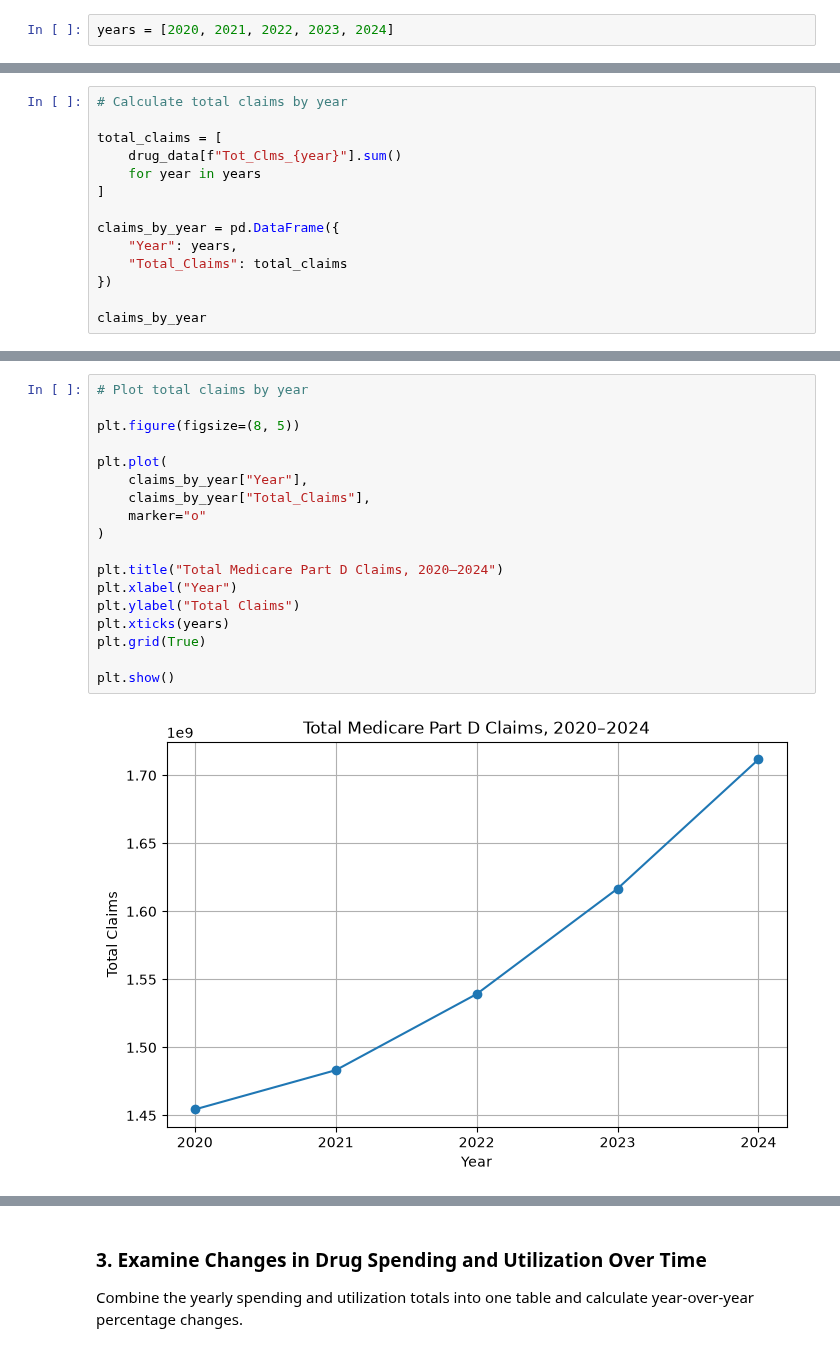
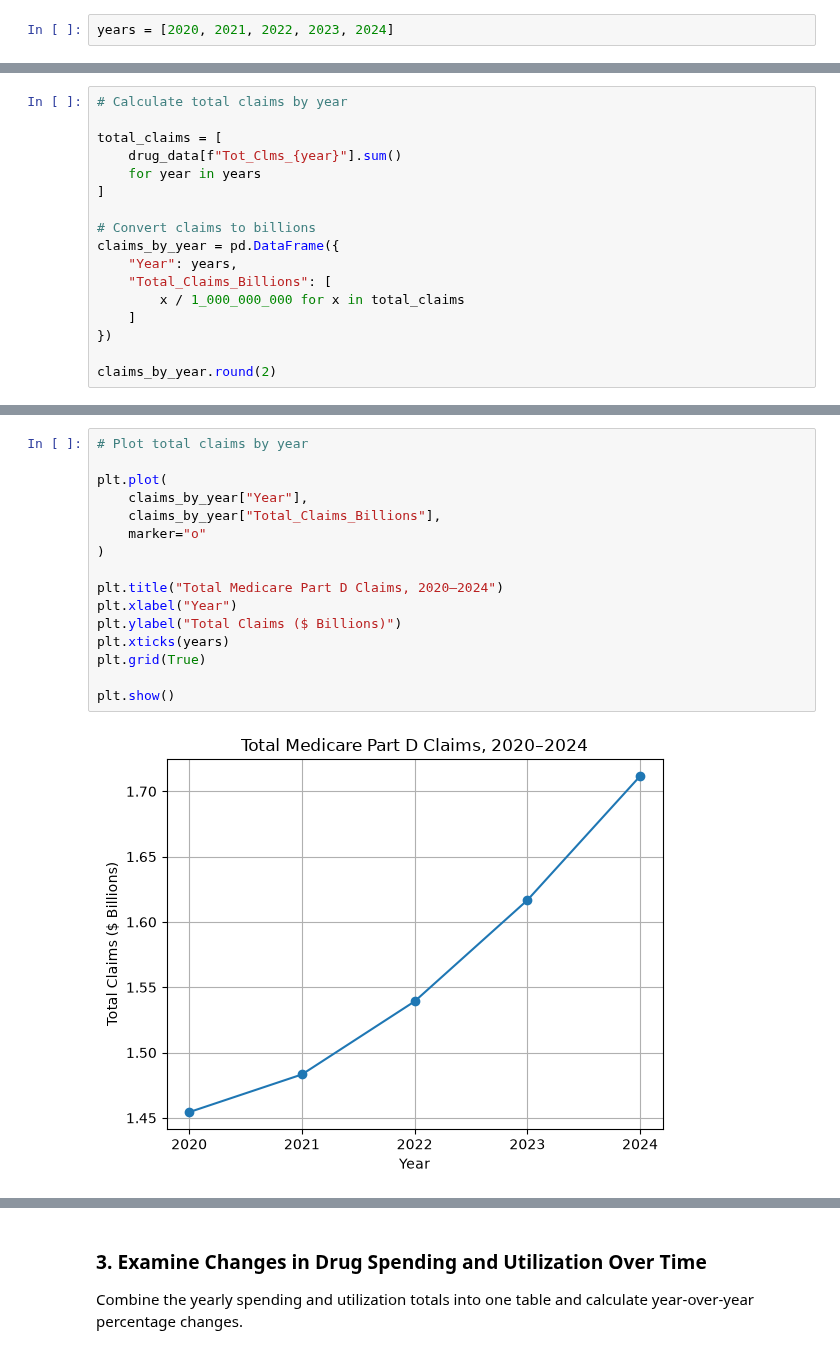
Before and after one commit to adrianakopf/DataScienceIU_INFO-I-492, a Jupyter notebook: MedicarePartD.ipynb, the cells around one changed output, grey strips where cells are left out. Cells and saved outputs as stored; diff of their text form.

```diff
--- a/MedicarePartD.ipynb
+++ b/MedicarePartD.ipynb
@@ -823,10 +833,13 @@ total_claims = [
     for year in years
 ]
 
+# Convert claims to billions
 claims_by_year = pd.DataFrame({
     "Year": years,
-    "Total_Claims": total_claims
+    "Total_Claims_Billions": [
+        x / 1_000_000_000 for x in total_claims
+    ]
 })
 
-claims_by_year
+claims_by_year.round(2)
 # %% [output]
@@ -839,23 +852,21 @@ claims_by_year
 # %%
 # Plot total claims by year
 
-plt.figure(figsize=(8, 5))
-
 plt.plot(
     claims_by_year["Year"],
-    claims_by_year["Total_Claims"],
+    claims_by_year["Total_Claims_Billions"],
     marker="o"
 )
 
 plt.title("Total Medicare Part D Claims, 2020–2024")
 plt.xlabel("Year")
-plt.ylabel("Total Claims")
+plt.ylabel("Total Claims ($ Billions)")
 plt.xticks(years)
 plt.grid(True)
 
 plt.show()
 # %% [output]
-[figure, old version]
+[figure, new version]
 # %%
 # Calculate total dosage units by year
 
```
Also changed, not shown: parts of 27 cells of this notebook.
